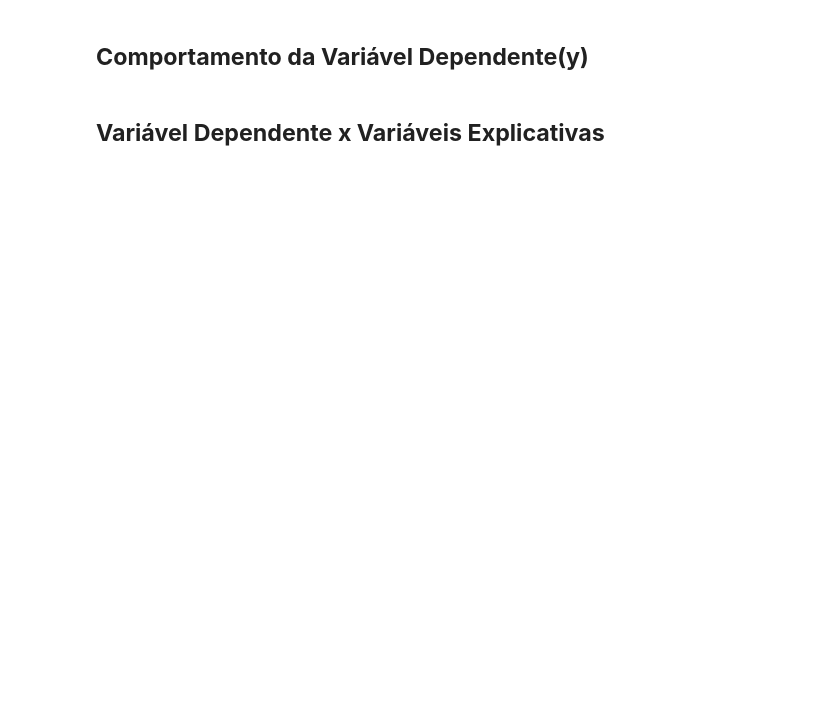
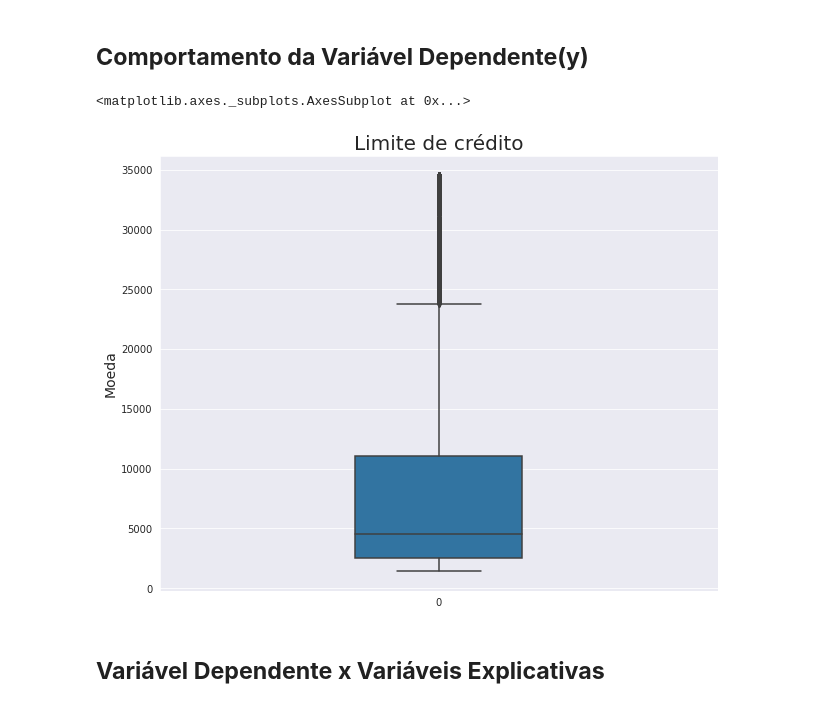
Before and after one commit to guilpassos/Data_Science, a Jupyter notebook: Regressão_Linear_Aula04.ipynb, the cells around one changed output. Saved outputs shown, nothing was run; the diff lists cells and outputs as text; code cells hidden in the pictures; blank space fills up the shorter version.

```diff
--- a/Regressão_Linear_Aula04.ipynb
+++ b/Regressão_Linear_Aula04.ipynb
@@ -146,2 +149,11 @@ ax.figure.set_size_inches(15, 8)
+# %%
+ax = sns.boxplot(data=dados['Credit_Limit'], orient='v', width=0.3)
+ax.figure.set_size_inches(10, 8)
+ax.set_title('Limite de crédito', fontsize=20)
+ax.set_ylabel('Moeda', fontsize=14)
+ax
+# %% [output]
+<matplotlib.axes._subplots.AxesSubplot at 0x...>
+[figure, added]
 # %% [markdown]
 ## **Variável Dependente x Variáveis Explicativas**
```
Also changed, not shown: parts of 9 cells of this notebook.
